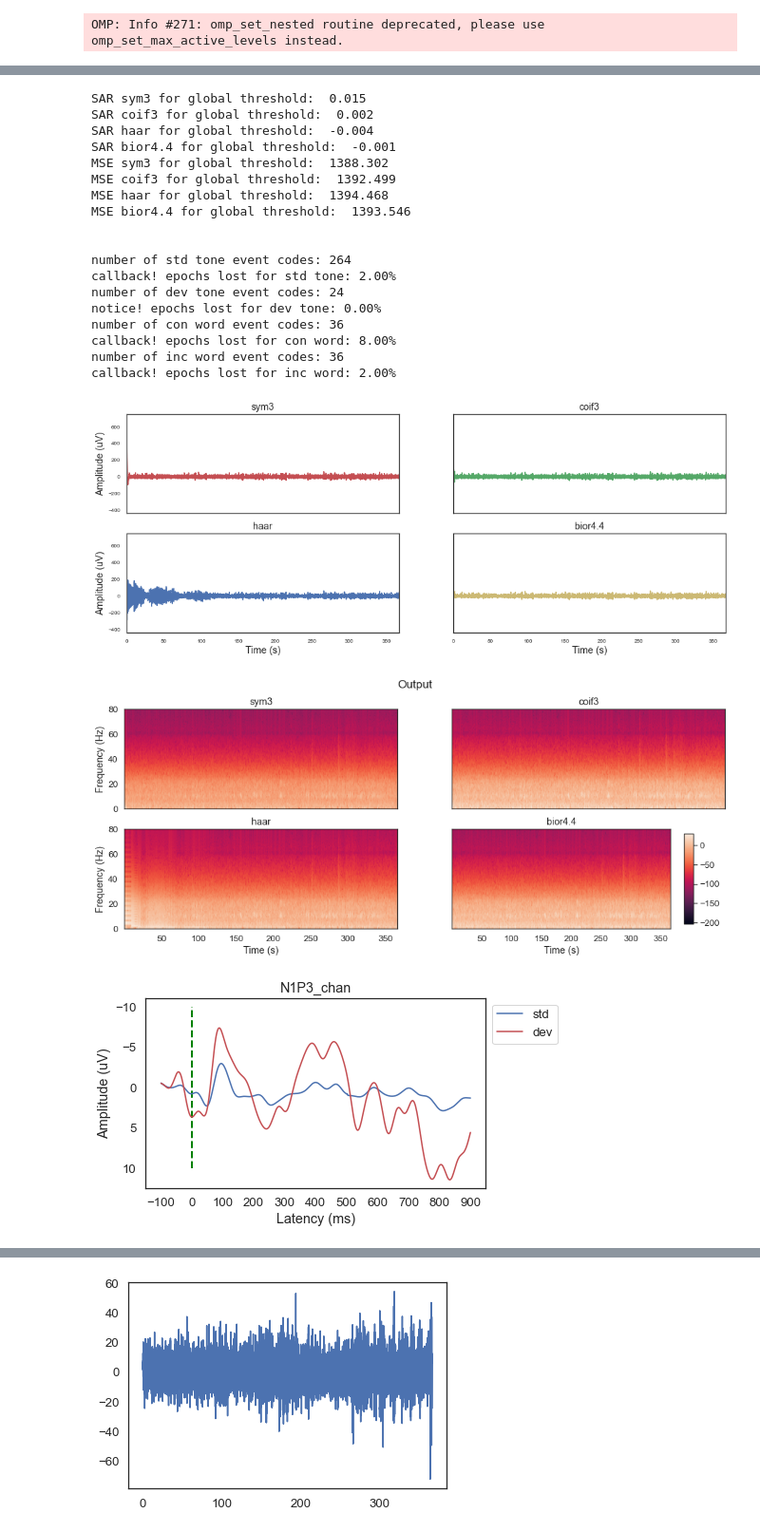
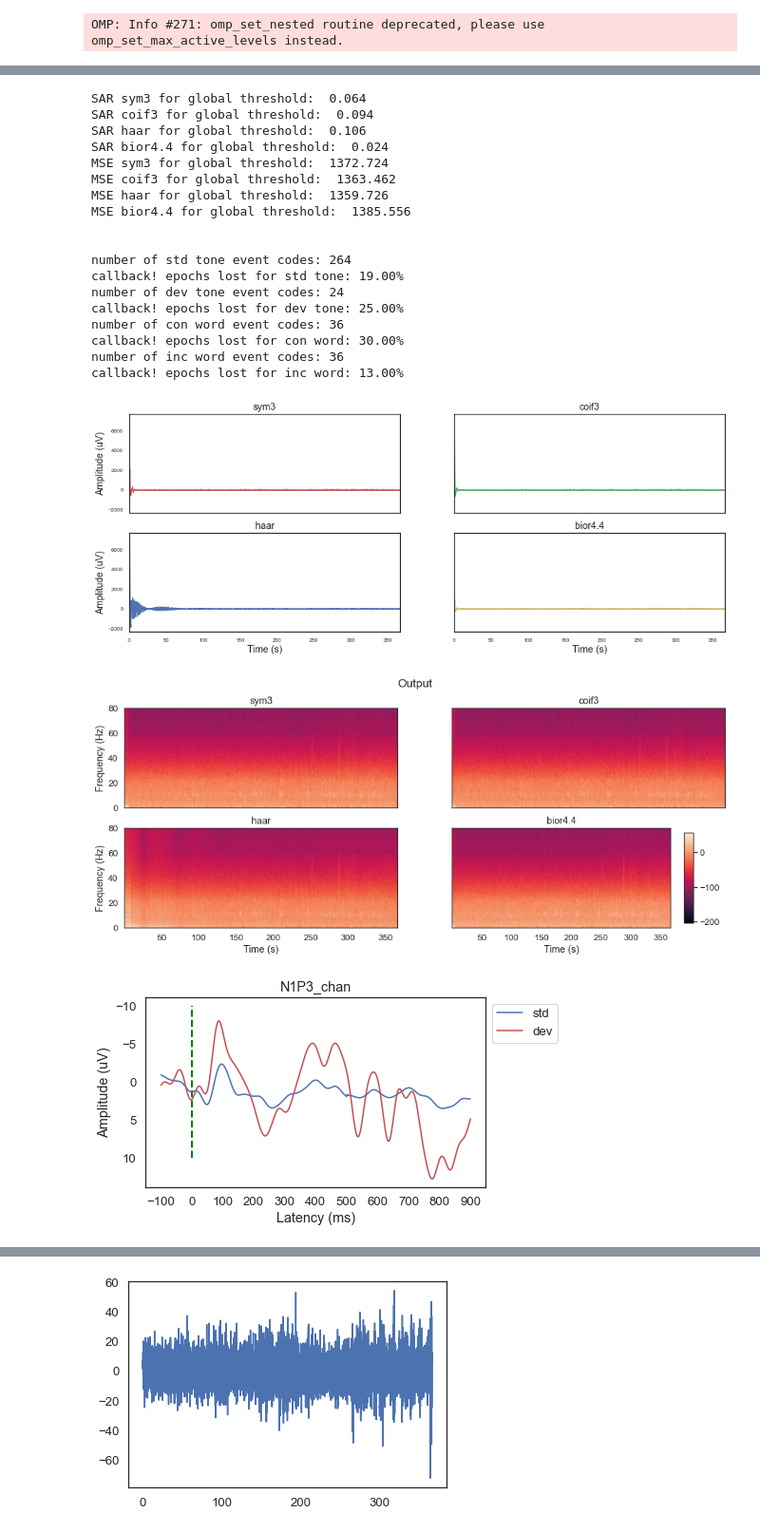
Before and after one commit to iggy96/Dementia-EEG-Analysis, a Jupyter notebook: snr_testing.ipynb, the cells around one changed output, grey strips where cells are left out. Shown at 95% size. Drawn from its saved outputs; the diff is of its cells as text; code cells hidden in the pictures.

```diff
--- a/snr_testing.ipynb
+++ b/snr_testing.ipynb
@@ -5,13 +5,13 @@ import params as cfg
 # %% [output]
 OMP: Info #271: omp_set_nested routine deprecated, please use omp_set_max_active_levels instead.
 # %%
-#localPath = '/Volumes/Backup Plus/EEG_Datasets/laurel_place/dataset'
+#localPath = '/Users/joshuaighalo/Downloads/EEG_Datasets/laurel_place/dataset'
 #filename = '0048_2_04092019_1205'
 #version = 1.0
 
 version = 1.1
 filename = '0_1_12072018_1206'
-localPath = '/Users/joshuaighalo/Downloads/raw'
+localPath = '/Users/joshuaighalo/Downloads/EEG_Datasets/bruyere'
 
 device = importFile.neurocatch()
 fileObjects = device.init(version,filename,localPath)
@@ -98,16 +98,16 @@ def DWT(data,time_array):
                 return coeffs_approx
             def apply_threshold_detail(coeffs,threshold):
                 coeffs = coeffs[1:len(coeffs)]
-                coeffs[0][abs(coeffs[0])>threshold[1]] = 0
-                coeffs[1][abs(coeffs[1])>threshold[1]] = 0
+                #coeffs[0][abs(coeffs[0])>threshold[1]] = 0
+                #coeffs[1][abs(coeffs[1])>threshold[1]] = 0
                 coeffs[2][abs(coeffs[2])>threshold[1]] = 0  # level 8
                 coeffs[3][abs(coeffs[3])>threshold[1]] = 0  # level 7
                 coeffs[4][abs(coeffs[4])>threshold[1]] = 0  # level 6
                 coeffs[5][abs(coeffs[5])>threshold[1]] = 0  # level 5
                 coeffs[6][abs(coeffs[6])>threshold[1]] = 0  # level 4
                 coeffs[7][abs(coeffs[7])>threshold[1]] = 0  # level 3
-                coeffs[8][abs(coeffs[8])>threshold[1]] = 0
-                coeffs[9][abs(coeffs[9])>threshold[1]] = 0
+                #coeffs[8][abs(coeffs[8])>threshold[1]] = 0
+                #coeffs[9][abs(coeffs[9])>threshold[1]] = 0
                 return coeffs
             arr_approx = apply_threshold_approx(coeffs,threshold)
             arr_detail = apply_threshold_detail(coeffs,threshold)
@@ -205,46 +205,46 @@ plots(time,bandPassFilterOutput,titles=['sym3','coif3','haar','bior4.4'],figsize
 
 print("SAR sym3 for global threshold: ", round(sar(data,bandPassFilterOutput[:,0]),3))
 print("SAR coif3 for global threshold: ", round(sar(data,bandPassFilterOutput[:,1]),3))
 print("SAR haar for global threshold: ", round(sar(data,bandPassFilterOutput[:,2]),3))
 print("SAR bior4.4 for global threshold: ", round(sar(data,bandPassFilterOutput[:,3]),3))
 print("MSE sym3 for global threshold: ", round(mse(data,bandPassFilterOutput[:,0]),3))
 print("MSE coif3 for global threshold: ", round(mse(data,bandPassFilterOutput[:,1]),3))
 print("MSE haar for global threshold: ", round(mse(data,bandPassFilterOutput[:,2]),3))
 print("MSE bior4.4 for global threshold: ", round(mse(data,bandPassFilterOutput[:,3]),3))
 
 spectogramPlot(bandPassFilterOutput,fs,nfft=cfg.nfft,nOverlap=cfg.noverlap,figsize=(16,6),subTitles=['sym3','coif3','haar','bior4.4'],title='Output')
 
 print("\n")
 
-data_ = bandPassFilterOutput[:,1]
+data_ = bandPassFilterOutput[:,2]
 data_ = data_.reshape(data_.shape[0],1)
 erps = erpExtraction()
 N1P3 = erps.N100P300(trigOutput,data_,time,stimTrig=cfg.stimTrig,clip=cfg.clip)
 N4 = erps.N400(trigOutput,data_,time,stimTrig=cfg.stimTrig,clip=cfg.clip)
 N1P3_chan = N1P3[0]
 N4_chan = N4[0]
 erp_latency = np.array(np.linspace(start=-100, stop=900, num=len(N1P3_chan[0]),dtype=object),dtype=object)
 plot_ERPs(N1P3_chan[0],N1P3_chan[1],erp_latency,'N1P3_chan','Latency (ms)','Amplitude (uV)','std','dev','b','r',10)
 plot_ERPs(N4_chan[0],N4_chan[1],erp_latency,'N4_chan','Latency (ms)','Amplitude (uV)','std','dev','b','r',10)
 # %% [output]
-SAR sym3 for global threshold:  0.015
-SAR coif3 for global threshold:  0.002
-SAR haar for global threshold:  -0.004
-SAR bior4.4 for global threshold:  -0.001
-MSE sym3 for global threshold:  1388.302
-MSE coif3 for global threshold:  1392.499
-MSE haar for global threshold:  1394.468
-MSE bior4.4 for global threshold:  1393.546
+SAR sym3 for global threshold:  0.064
+SAR coif3 for global threshold:  0.094
+SAR haar for global threshold:  0.106
+SAR bior4.4 for global threshold:  0.024
+MSE sym3 for global threshold:  1372.724
+MSE coif3 for global threshold:  1363.462
+MSE haar for global threshold:  1359.726
+MSE bior4.4 for global threshold:  1385.556
 
 
 number of std tone event codes: 264
-callback! epochs lost for std tone: 2.00%
+callback! epochs lost for std tone: 19.00%
 number of dev tone event codes: 24
-notice! epochs lost for dev tone: 0.00%
+callback! epochs lost for dev tone: 25.00%
 number of con word event codes: 36
-callback! epochs lost for con word: 8.00%
+callback! epochs lost for con word: 30.00%
 number of inc word event codes: 36
-callback! epochs lost for inc word: 2.00%
+callback! epochs lost for inc word: 13.00%
-[figure, old version]
+[figure, new version]
-[figure, old version]
+[figure, new version]
-[figure, old version]
+[figure, new version]
```
Also changed, not shown: parts of 4 cells of this notebook.
